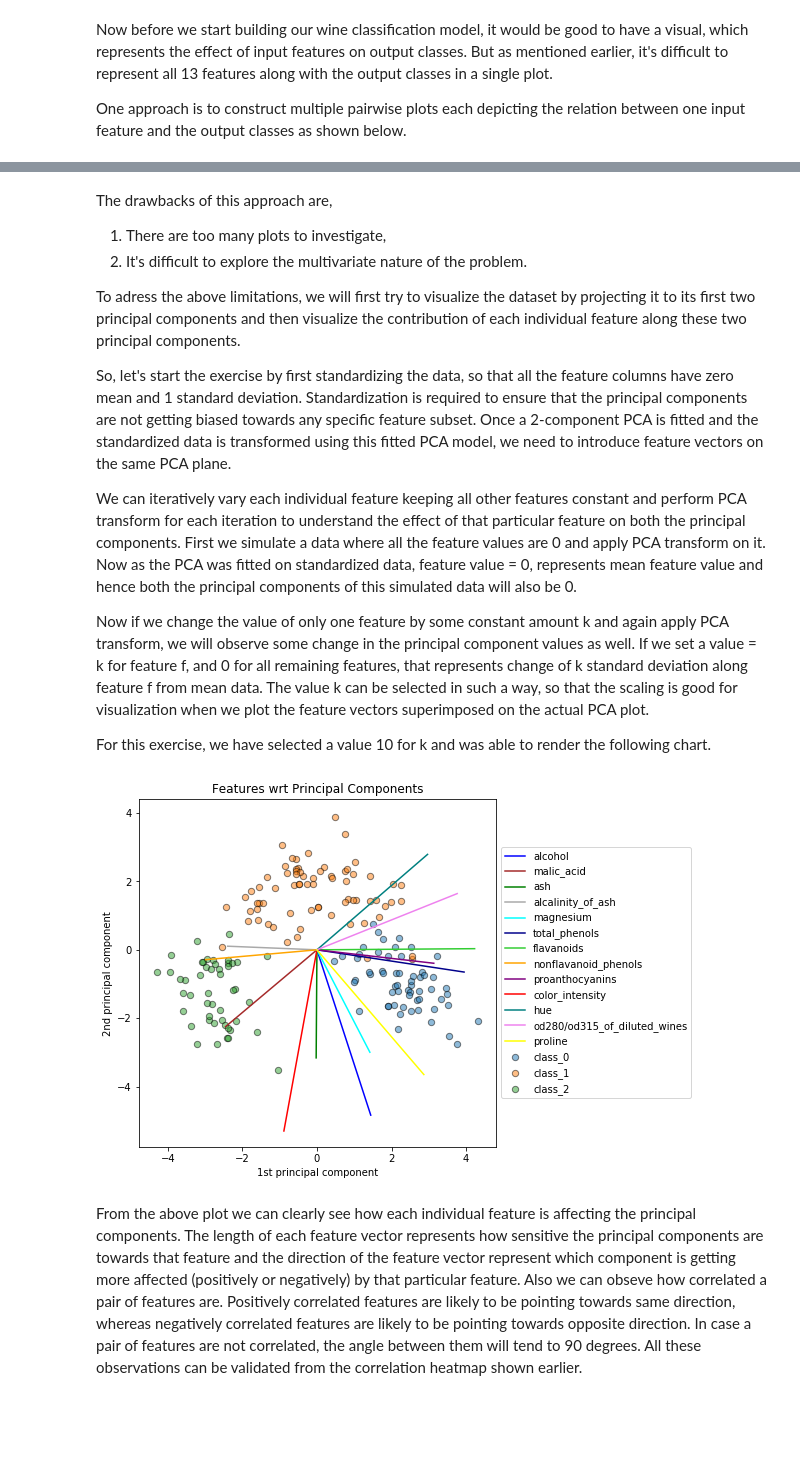
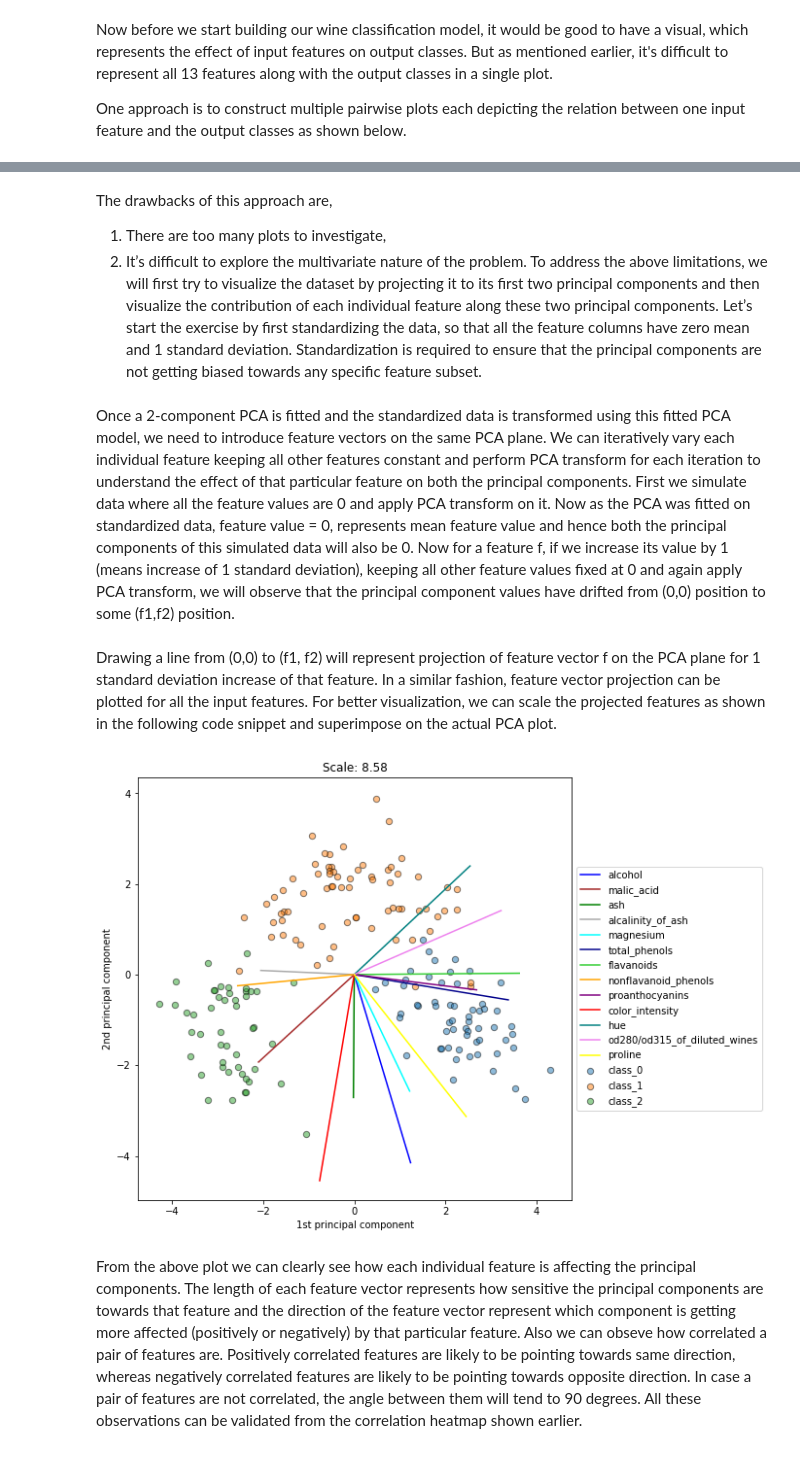
Before and after one commit to anirb1nag/Hobby-Projects-Machine-Learning-, a Jupyter notebook: Understanding Feature Mapping on Principal Components.ipynb, the cells around one changed output, grey strips where cells are left out. Saved outputs shown, nothing was run; the diff lists cells and outputs as text; code cells hidden in the pictures; blank space fills up the shorter version.

```diff
--- a/Understanding Feature Mapping on Principal Components.ipynb
+++ b/Understanding Feature Mapping on Principal Components.ipynb
@@ -81,0 +126,6 @@ for f in features:
+# %% [markdown]
+The drawbacks of this approach are,
+1. There are too many plots to investigate,
+2. It’s difficult to explore the multivariate nature of the problem.
+To address the above limitations, we will first try to visualize the dataset by projecting it to its first two principal components and then visualize the contribution of each individual feature along these two principal components.
+Let’s start the exercise by first standardizing the data, so that all the feature columns have zero mean and 1 standard deviation. Standardization is required to ensure that the principal components are not getting biased towards any specific feature subset.
@@ -82,56 +143,45 @@ for f in features:
 # %% [markdown]
-The drawbacks of this approach are,
-1. There are too many plots to investigate,
-2. It's difficult to explore the multivariate nature of the problem.
-
-To adress the above limitations, we will first try to visualize the dataset by projecting it to its first two principal components and then visualize the contribution of each individual feature along these two principal components.
-
-So, let's start the exercise by first standardizing the data, so that all the feature columns have zero mean and 1 standard deviation. Standardization is required to ensure that the principal components are not getting biased towards any specific feature subset. Once a 2-component PCA is fitted and the standardized data is transformed using this fitted PCA model, we need to introduce feature vectors on the same PCA plane.
-
-We can iteratively vary each individual feature keeping all other features constant and perform PCA transform for each iteration to understand the effect of that particular feature on both the principal components.
-First we simulate a data where all the feature values are 0 and apply PCA transform on it. Now as the PCA was fitted on standardized data, feature value = 0, represents mean feature value and hence both the principal components of this simulated data will also be 0.
-
-Now if we change the value of only one feature by some constant amount k and again apply PCA transform, we will observe some change in the principal component values as well. If we set a value = k for feature f, and  0 for all remaining features, that represents change of k standard deviation along feature f from mean data. The value k can be selected in such a way, so that the scaling is good for visualization when we plot the feature vectors superimposed on the actual PCA plot.
-
-For this exercise, we have selected a value 10 for k and was able to render the following chart.
+Once a 2-component PCA is fitted and the standardized data is transformed using this fitted PCA model, we need to introduce feature vectors on the same PCA plane.
+We can iteratively vary each individual feature keeping all other features constant and perform PCA transform for each iteration to understand the effect of that particular feature on both the principal components. First we simulate data where all the feature values are 0 and apply PCA transform on it. Now as the PCA was fitted on standardized data, feature value = 0, represents mean feature value and hence both the principal components of this simulated data will also be 0.
+Now for a feature f, if we increase its value by 1 (means increase of 1 standard deviation), keeping all other feature values fixed at 0 and again apply PCA transform, we will observe that the principal component values have drifted from (0,0) position to some (f1,f2) position.
+# %%
+f = np.zeros((2,feature_count))
+feature_map = []
+for k in range(feature_count):
+    fk = f.copy()
+    fk[:,k] = [0,1]
+    fk_reduced = pca.transform(fk)
+    feature_map += [fk_reduced]
+
+feature_map = np.array(feature_map)
+# %% [markdown]
+Drawing a line from (0,0) to (f1, f2) will represent projection of feature vector f on the PCA plane for 1 standard deviation increase of that feature. In a similar fashion, feature vector projection can be plotted for all the input features. For better visualization, we can scale the projected features as shown in the following code snippet and superimpose on the actual PCA plot.
 # %%
-import numpy as np
-from sklearn.preprocessing import StandardScaler
-from sklearn.decomposition import PCA
+scale = 1/np.mean(abs(feature_map))
+feature_map = feature_map*scale
 
-scaler=StandardScaler()
-scaler.fit(wine.data)
-X_scaled=scaler.transform(wine.data)
-
-pca = PCA(n_components=2).fit(X_scaled)
-X_reduced = pca.transform(X_scaled)
-
-f = np.zeros((2,feature_count))
-l = X_reduced.shape[0]
 colors = [ 'blue','brown', 'green', 'darkgray', 'cyan', 'darkblue', 'limegreen', 'orange', 'purple', 'red', 'teal', 'violet', 'yellow']
-plt.figure(figsize=(8,6.4))
+plt.figure(figsize=(10,8))
 ax = plt.subplot(111)
 for k in range(feature_count):
-    fk = f.copy()
-    fk[:,k] = [0,10]
-    fk_reduced = pca.transform(fk)
-    plt.plot(fk_reduced[:, 0], fk_reduced[:, 1], color = colors[k], label = features[k])
-plt.title("Features wrt Principal Components")
+    plt.plot(feature_map[k,:, 0], feature_map[k,:, 1], color = colors[k], label = features[k])
+plt.title("Scale: "+str(round(scale,2)))
+
 for t in range(len(wine.target_names)):
     plt.scatter(X_reduced[:, 0][y==t], X_reduced[:, 1][y==t],edgecolor='k', s=40, alpha=0.5, label=wine.target_names[t])
 plt.xlabel("1st principal component")
 plt.ylabel("2nd principal component")
 plt.legend()
 # Shrink current axis by 20%
 box = ax.get_position()
 ax.set_position([box.x0, box.y0, box.width * 0.8, box.height])
 
 # Put a legend to the right of the current axis
 ax.legend(loc='center left', bbox_to_anchor=(1, 0.5))
 
 plt.show()
 # %% [output]
-[figure, old version]
+[figure, new version]
 # %% [markdown]
 From the above plot we can clearly see how each individual feature is affecting the principal components. The length of each feature vector represents how sensitive the principal components are towards that feature and the direction of the feature vector represent which component is getting more affected (positively or negatively) by that particular feature. Also we can obseve how correlated a pair of features are. Positively correlated features are likely to be pointing towards same direction, whereas negatively correlated features are likely to be pointing towards opposite direction. In case a pair of features are not correlated, the angle between them will tend to 90 degrees. All these observations can be validated from the correlation heatmap shown earlier.
 
```
Also changed, not shown: parts of 9 cells of this notebook.
